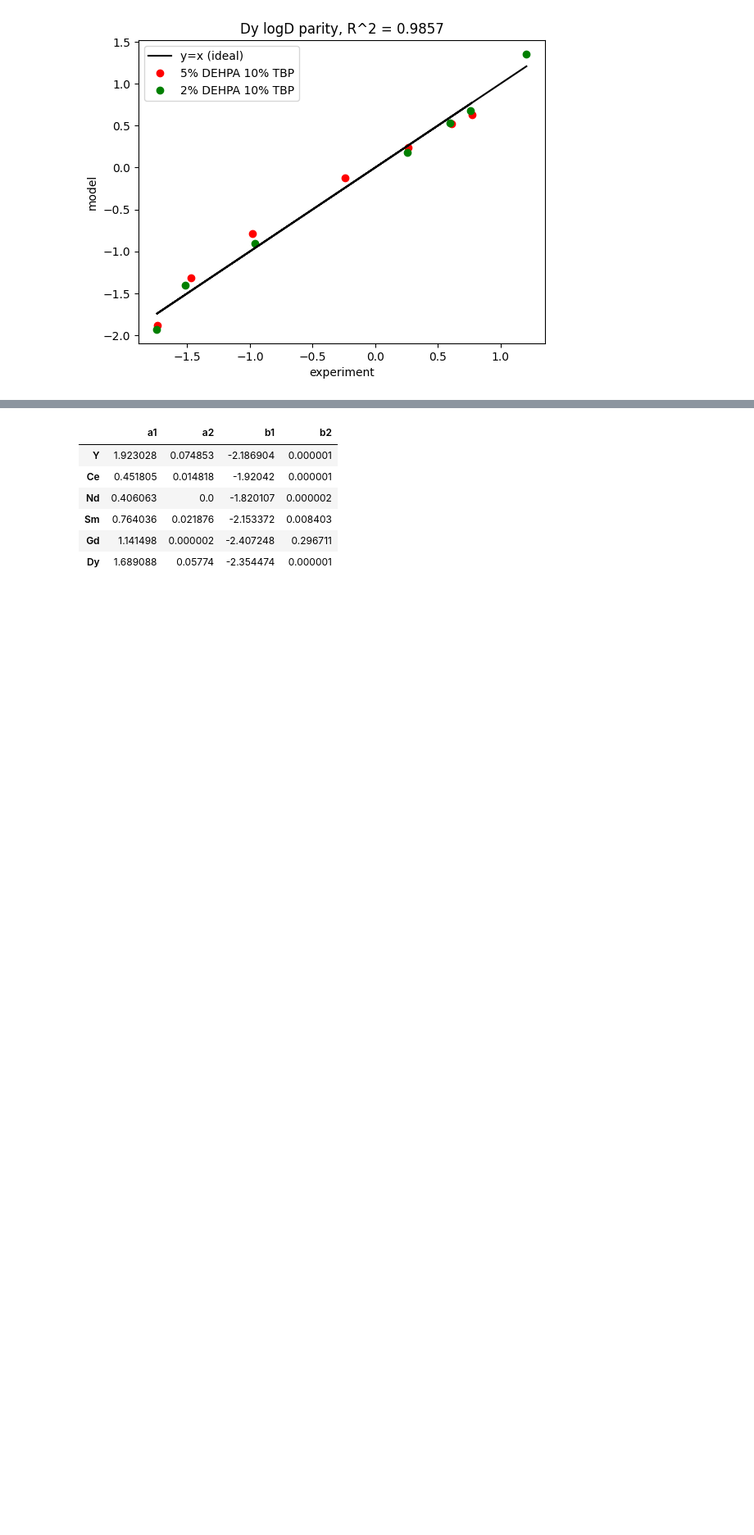
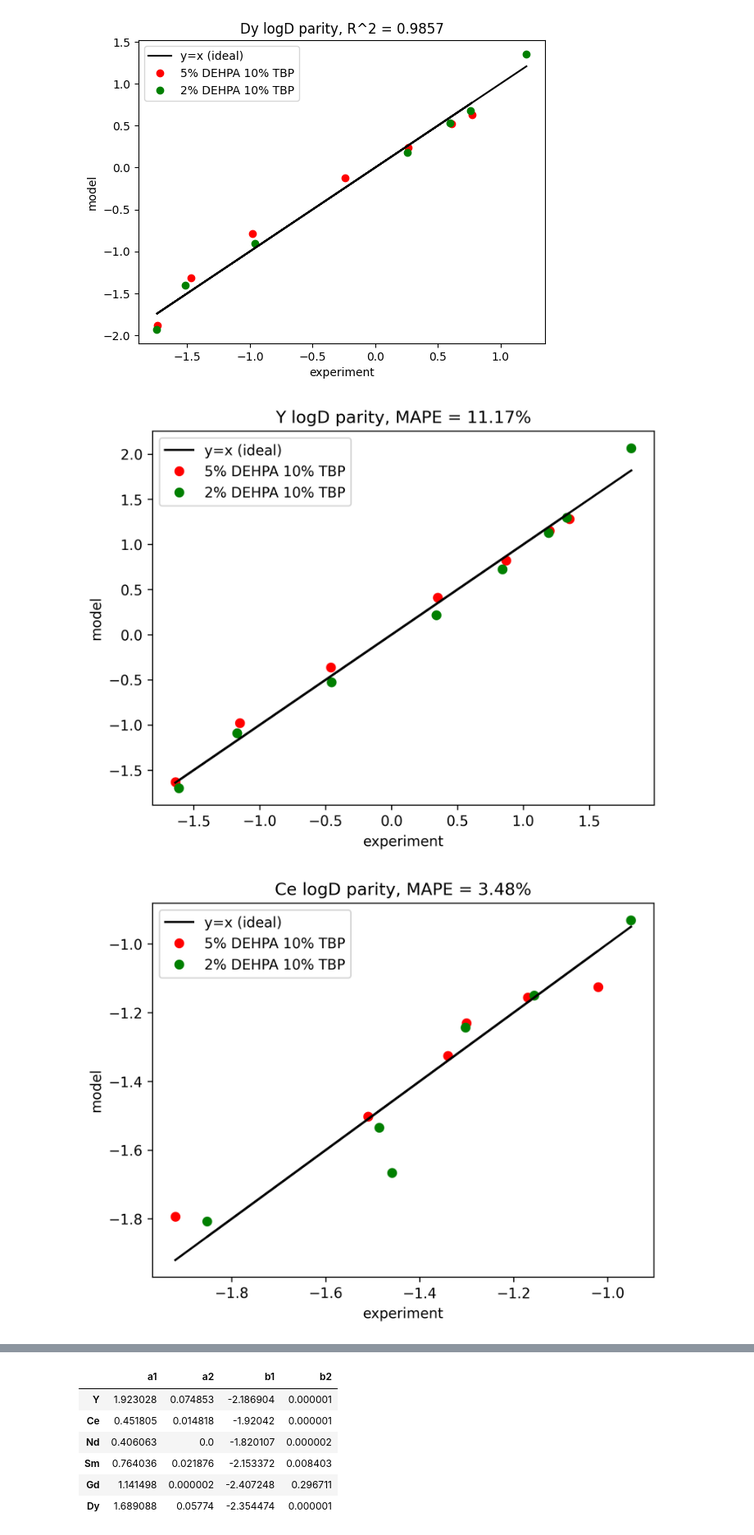
Before and after one commit to ArkoprabhoDasgupta/prommis, a Jupyter notebook: src/prommis/solvent_extraction/parm_est_model.ipynb, the cells around one changed output, grey strips where cells are left out. Shown at 82% size. Cells and saved outputs as stored; diff of their text form; code cells hidden in the pictures; blank space fills up the shorter version.

```diff
--- a/src/prommis/solvent_extraction/parm_est_model.ipynb
+++ b/src/prommis/solvent_extraction/parm_est_model.ipynb
@@ -149,3 +149,37 @@ for e in Element_list:
 [figure]
 [figure]
 [figure]
+# %%
+import matplotlib.pyplot as plt
+from sklearn.metrics import r2_score, mean_absolute_percentage_error
+
+for e in Element_list:
+    plt.figure(dpi=300)
+    x = [m.logD_exp[i, e].value*df[f'w_{e}'][i] for i in idx_list]
+    y = [m.logD_model[i, e].value*df[f'w_{e}'][i] for i in idx_list]
+    x_ideal = [m.logD_exp[i, e].value for i in idx_list]
+    plt.plot(x_ideal, x_ideal, label='y=x (ideal)', linestyle='-', color='black')
+    red_points = []
+    green_points = []
+    for i in idx_list:
+        if df[f'w_{e}'][i] == 1:
+            if 2 <df['dosage'][i] <5:
+                red_points.append(plt.scatter(x[i], y[i], color='red', label='5% DEHPA 10% TBP'))
+            if df['dosage'][i] < 2:
+                green_points.append(plt.scatter(x[i], y[i], color='green', label='2% DEHPA 10% TBP'))
+    plt.xlabel('experiment')
+    plt.ylabel('model')
+    plt.title(f"{e} logD parity, MAPE = {mean_absolute_percentage_error(x, y)*100:.2f}%")
+
+    # Build legend handles/labels manually to avoid duplicates
+    handles = [plt.Line2D([], [], color='black', label='y=x (ideal)')]
+    if red_points:
+        handles.append(plt.Line2D([], [], color='red', marker='o', linestyle='None', label='5% DEHPA 10% TBP'))
+    if green_points:
+        handles.append(plt.Line2D([], [], color='green', marker='o', linestyle='None', label='2% DEHPA 10% TBP'))
+    labels = [h.get_label() for h in handles]
+    plt.legend(handles, labels)
+    plt.show()
+# %% [output]
+[figure, added]
+[figure, added]
```
Also changed, not shown: parts of 2 cells of this notebook, 6 other files.
